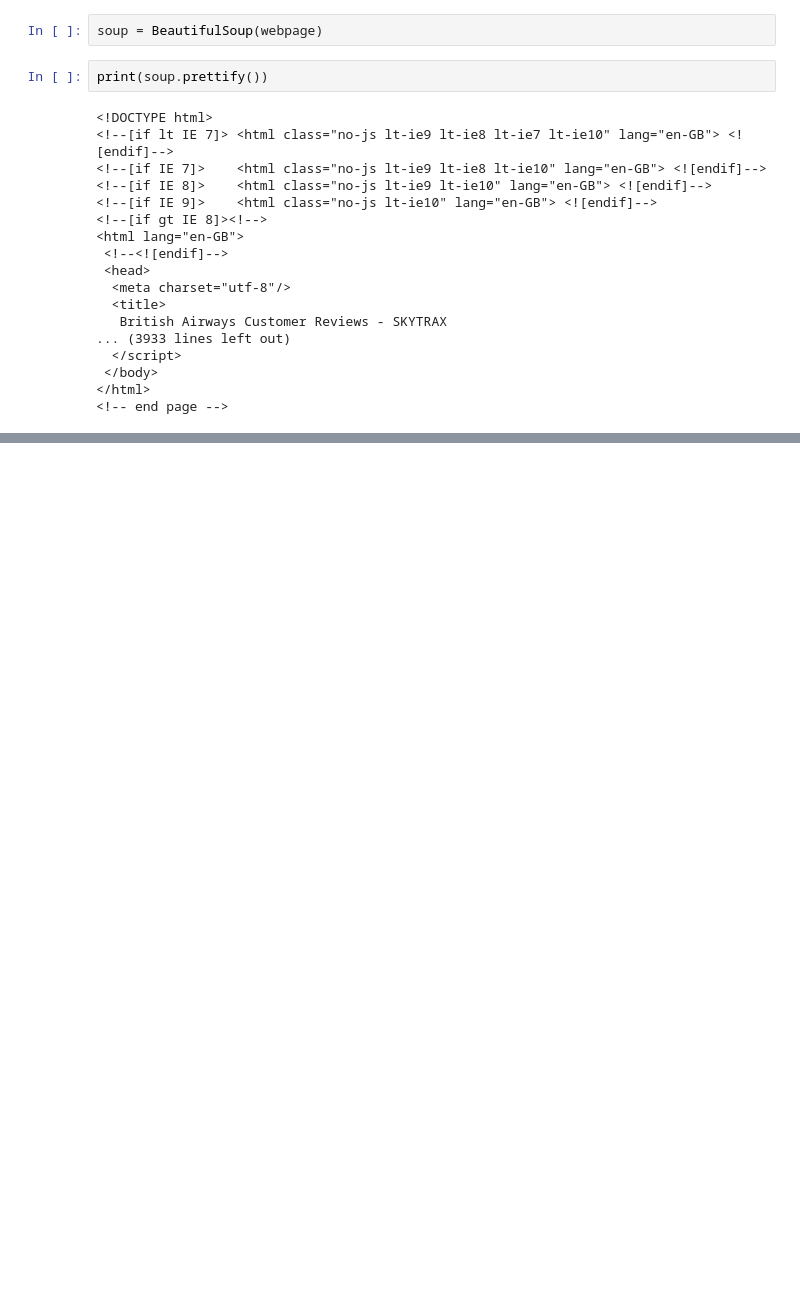
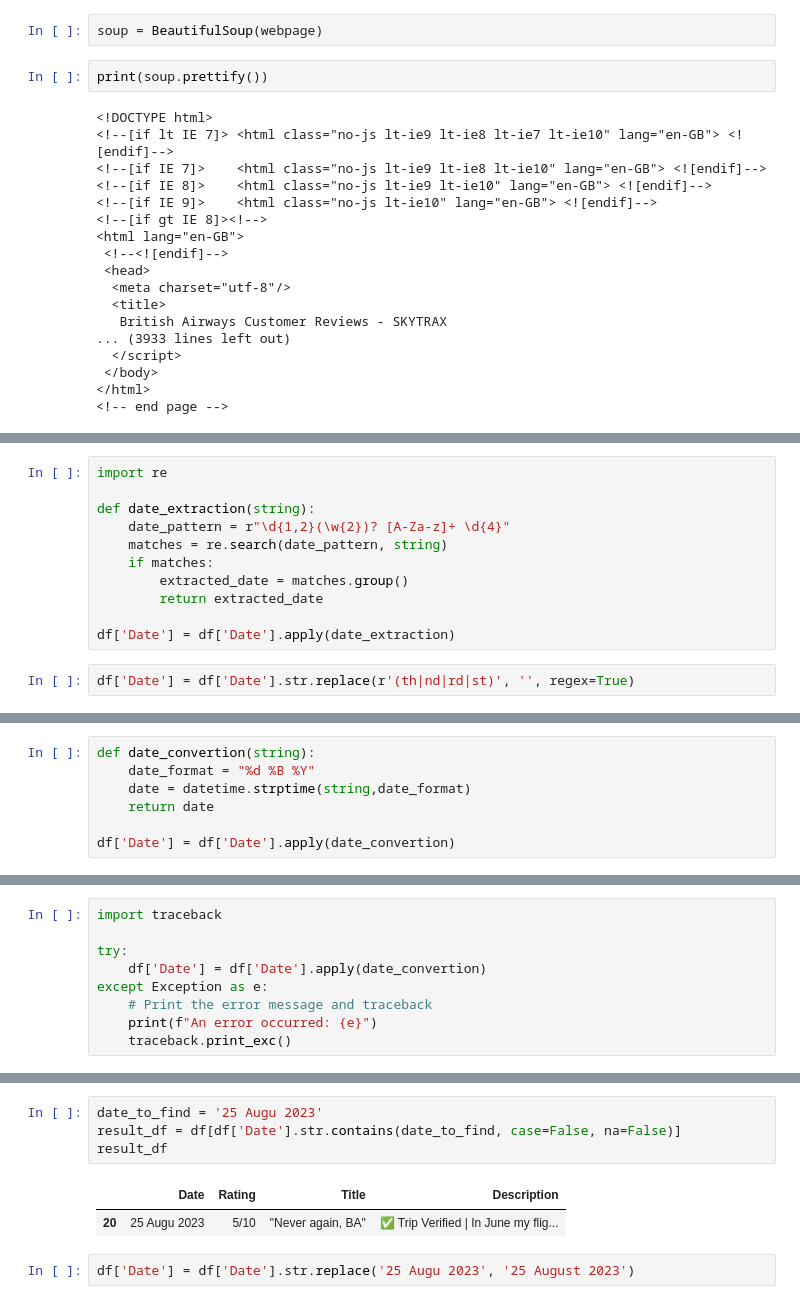
Before and after one commit to JOCRZ/BritishAirways-Intership, a Jupyter notebook: extraction.ipynb, the cells around one changed output, grey strips where cells are left out. Saved outputs shown, nothing was run; the diff lists cells and outputs as text; blank space fills up the shorter version.

```diff
--- a/extraction.ipynb
+++ b/extraction.ipynb
@@ -67,0 +199,13 @@ About
+# %%
+import re
+
+def date_extraction(string):
+    date_pattern = r"\d{1,2}(\w{2})? [A-Za-z]+ \d{4}"
+    matches = re.search(date_pattern, string)
+    if matches:
+        extracted_date = matches.group()
+        return extracted_date
+
+df['Date'] = df['Date'].apply(date_extraction)
+# %%
+df['Date'] = df['Date'].str.replace(r'(th|nd|rd|st)', '', regex=True)
@@ -67,0 +214,7 @@ About
+# %%
+def date_convertion(string):
+    date_format = "%d %B %Y"
+    date = datetime.strptime(string,date_format)
+    return date
+
+df['Date'] = df['Date'].apply(date_convertion)
@@ -67,0 +223,9 @@ About
+# %%
+import traceback
+
+try:
+    df['Date'] = df['Date'].apply(date_convertion)
+except Exception as e:
+    # Print the error message and traceback
+    print(f"An error occurred: {e}")
+    traceback.print_exc()
@@ -67,0 +251,9 @@ About
+# %%
+date_to_find = '25 Augu 2023'
+result_df = df[df['Date'].str.contains(date_to_find, case=False, na=False)]
+result_df
+# %% [output]
+|  | Date | Rating | Title | Description |
+| 20 | 25 Augu 2023 | 5/10 | "Never again, BA" | ✅ Trip Verified | In June my flig... |
+# %%
+df['Date'] = df['Date'].str.replace('25 Augu 2023', '25 August 2023')
```
Also changed, not shown: parts of 25 cells of this notebook.
